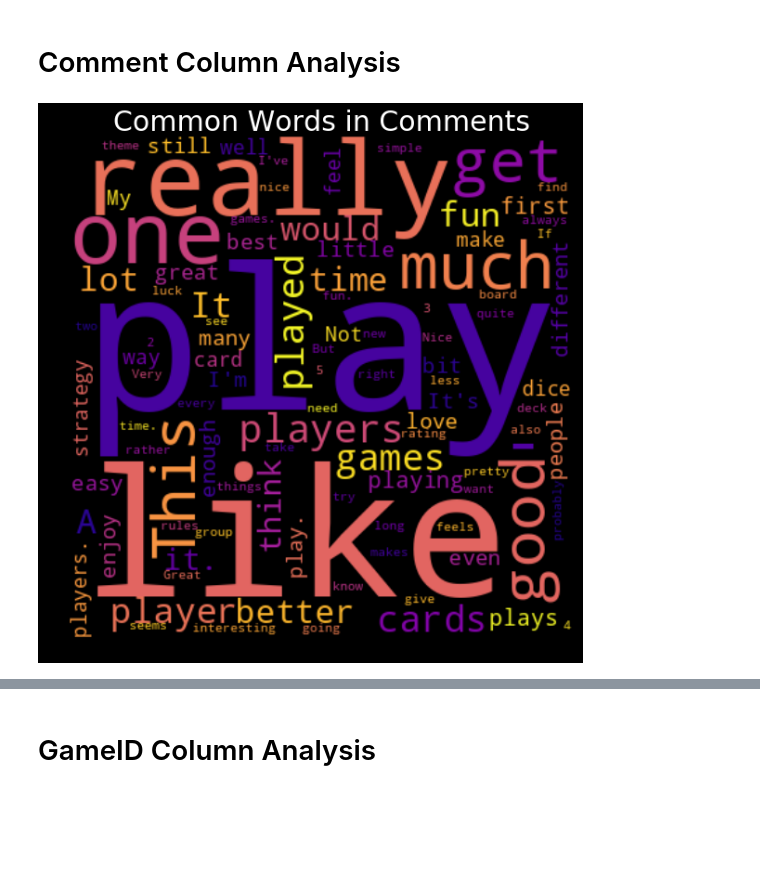
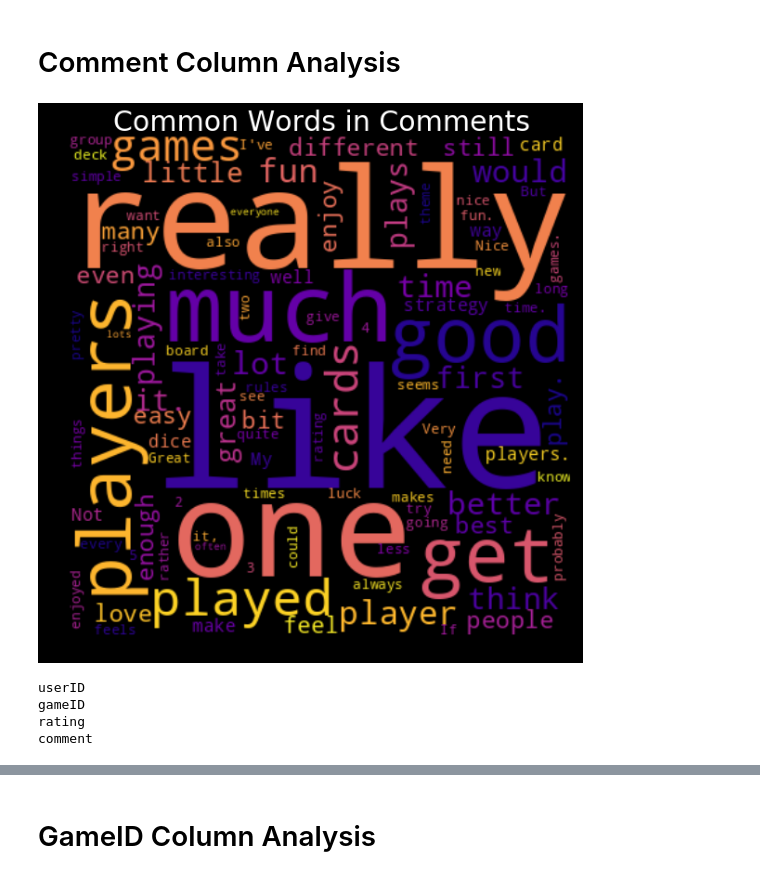
Before and after one commit to garrettseward/boardgame-sentiment, a Jupyter notebook: notebooks/analysis.ipynb, the cells around one changed output, grey strips where cells are left out. Saved outputs shown, nothing was run; the diff lists cells and outputs as text; code cells hidden in the pictures; blank space fills up the shorter version.

```diff
--- a/notebooks/analysis.ipynb
+++ b/notebooks/analysis.ipynb
@@ -7,15 +7,17 @@ import pandas as pd
 import numpy as np
 import matplotlib.mlab as mlab
 import matplotlib.pyplot as plt
+from wordcloud import WordCloud
+
 
 # ignore
 green = '#008f41'
 plt.style.use('dark_background')
 # /ignore
 
-csv = pd.read_csv('../sample.csv')
+df = pd.read_csv('../sample.csv')
 
-csv.head()
+df.head()
 # %% [output]
 |  | userID | gameID | rating | comment |
 | 0 | 25308 | 37111 | 8.5 | ++++ Thematic +++ Bluff - Many ra... |
@@ -61,17 +51,28 @@ Counter({8.5: 30,
 # Comment Column Analysis
 # %%
 from nltk.corpus import stopwords
-from wordcloud import WordCloud
-remove_words = ['game', 'game.', 'game,', 'I', 'it', '_', "I'd", 'The']
+
+remove_words = ['game', 'game.', 'game,', 'I', 'it', '_', "I'd", 'The', '-', 'This', 'It', 'A', "It's", "I'm" , 'play']
 sw = set(stopwords.words('english') + remove_words)
 
 words = Counter([w for w in " ".join(csv.comment).split() if w not in sw])
 
 wc = WordCloud(width=400, height=400,colormap='plasma').generate_from_frequencies(dict(words.most_common(100)))
 plt.figure(figsize=(15,10))
 plt.imshow(wc, interpolation='bilinear')
 plt.title('Common Words in Comments', fontsize=30)
 plt.axis('off');
 # %% [output]
-[figure, old version]
+[figure, new version]
+# %%
+words.most_common(25)
+
+average_ratings = []
+for row in csv:
+    print(row)
+# %% [output]
+userID
+gameID
+rating
+comment
 # %%
```
Also changed, not shown: parts of 4 cells of this notebook.
